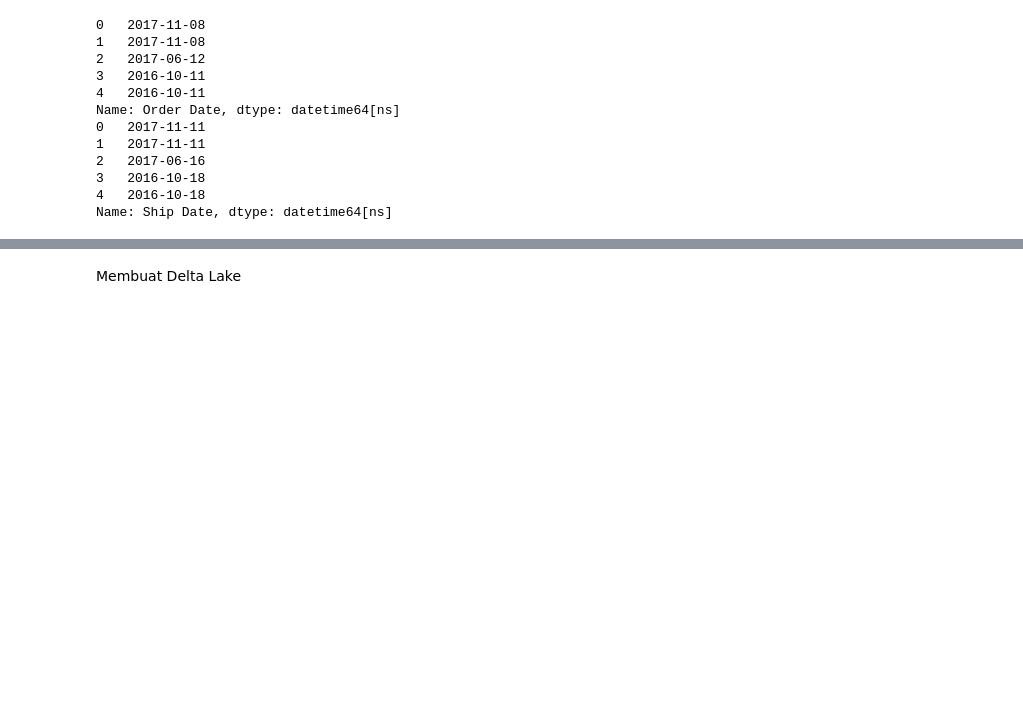
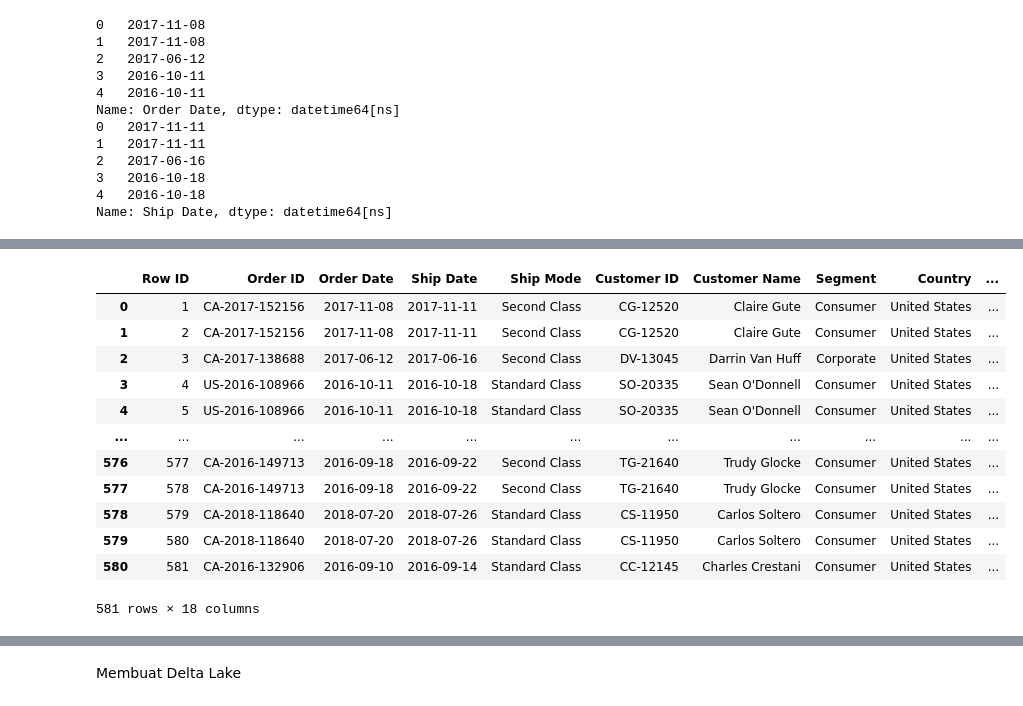
Before and after one commit to fatmacahyani/datasales, a Jupyter notebook: dataprocessing.ipynb, the cells around one changed output, grey strips where cells are left out. Cells and saved outputs as stored; diff of their text form; code cells hidden in the pictures; blank space fills up the shorter version.

```diff
--- a/dataprocessing.ipynb
+++ b/dataprocessing.ipynb
@@ -286,0 +188,27 @@ subprocess.run(["hdfs", "dfs", "-mv", hdfs_path + csv_file, hdfs_path + new_file
+# %%
+import pandas as pd
+
+# Read the CSV file with proper delimiter and quote handling
+out_df = pd.read_csv(
+    "C:/Users/YOGA/mdik_dw/datasales/output_cleaned_fix.csv",
+    delimiter=',',
+    quotechar='"',
+    skipinitialspace=True,
+    quoting=1
+)
+
+out_df.head(581)
+# %% [output]
+|  | Row ID | Order ID | Order Date | Ship Date | Ship Mode | Customer ID | Customer Name | Segment | Country | ... |
+| 0 | 1 | CA-2017-152156 | 2017-11-08 | 2017-11-11 | Second Class | CG-12520 | Claire Gute | Consumer | United States | ... |
+| 1 | 2 | CA-2017-152156 | 2017-11-08 | 2017-11-11 | Second Class | CG-12520 | Claire Gute | Consumer | United States | ... |
+| 2 | 3 | CA-2017-138688 | 2017-06-12 | 2017-06-16 | Second Class | DV-13045 | Darrin Van Huff | Corporate | United States | ... |
+| 3 | 4 | US-2016-108966 | 2016-10-11 | 2016-10-18 | Standard Class | SO-20335 | Sean O'Donnell | Consumer | United States | ... |
+| 4 | 5 | US-2016-108966 | 2016-10-11 | 2016-10-18 | Standard Class | SO-20335 | Sean O'Donnell | Consumer | United States | ... |
+| ... | ... | ... | ... | ... | ... | ... | ... | ... | ... | ... |
+| 576 | 577 | CA-2016-149713 | 2016-09-18 | 2016-09-22 | Second Class | TG-21640 | Trudy Glocke | Consumer | United States | ... |
+| 577 | 578 | CA-2016-149713 | 2016-09-18 | 2016-09-22 | Second Class | TG-21640 | Trudy Glocke | Consumer | United States | ... |
+| 578 | 579 | CA-2018-118640 | 2018-07-20 | 2018-07-26 | Standard Class | CS-11950 | Carlos Soltero | Consumer | United States | ... |
+| 579 | 580 | CA-2018-118640 | 2018-07-20 | 2018-07-26 | Standard Class | CS-11950 | Carlos Soltero | Consumer | United States | ... |
+| 580 | 581 | CA-2016-132906 | 2016-09-10 | 2016-09-14 | Standard Class | CC-12145 | Charles Crestani | Consumer | United States | ... |
+581 rows × 18 columns
```
Also changed, not shown: parts of 19 cells of this notebook, 3 other files.
